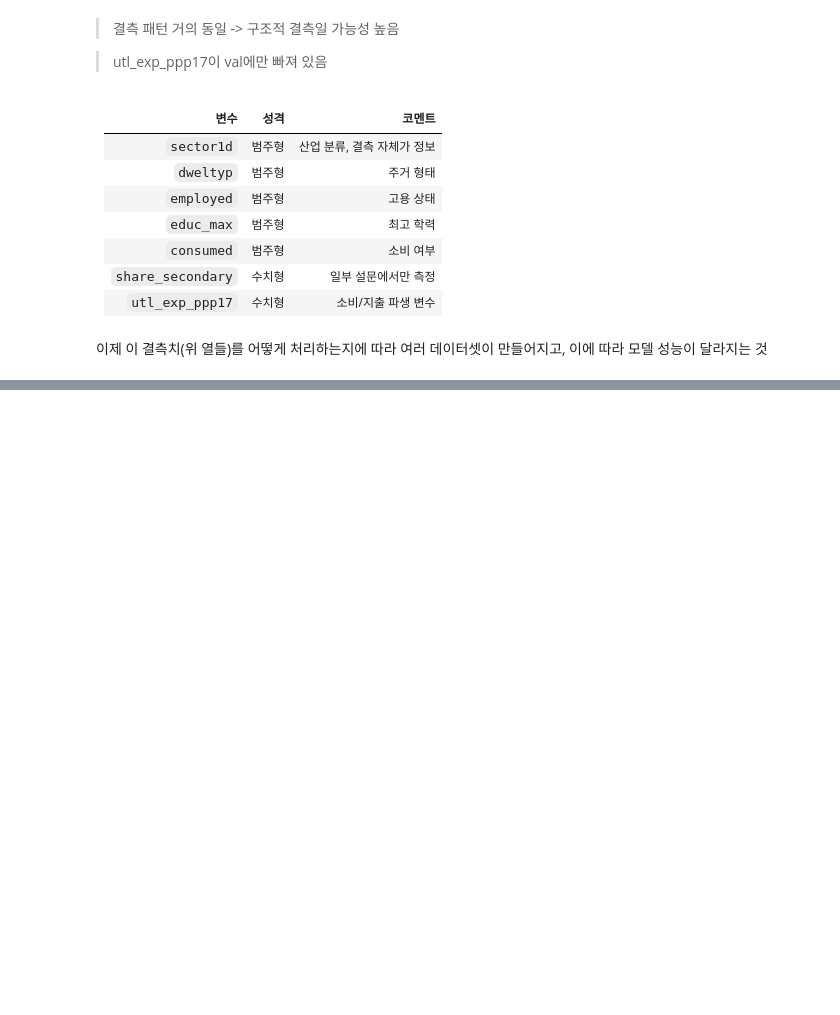
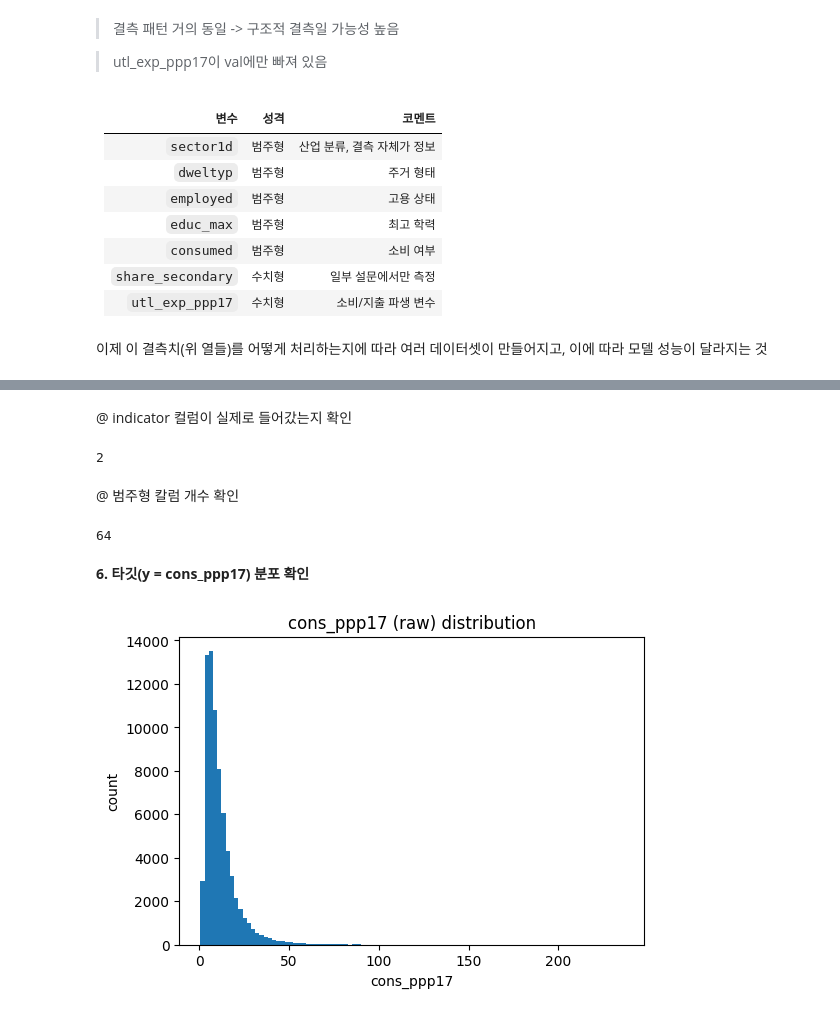
Before and after one commit to guupiii/ESAA, a Jupyter notebook: Poverty_Prediction_Challenge.ipynb, the cells around one changed output, grey strips where cells are left out. Cells and saved outputs as stored; diff of their text form; code cells hidden in the pictures; blank space fills up the shorter version.

```diff
--- a/Poverty_Prediction_Challenge.ipynb
+++ b/Poverty_Prediction_Challenge.ipynb
@@ -362,0 +446,26 @@ dtype: int64
+# %% [markdown]
+@ indicator 컬럼이 실제로 들어갔는지 확인
+# %%
+[c for c in X_tr_raw.columns if c.endswith("_missing")]
+len([c for c in NUM_COLS if c.endswith("_missing")])
+# %% [output]
+2
+# %% [markdown]
+@ 범주형 칼럼 개수 확인
+# %%
+len(CAT_COLS)
+# %% [output]
+64
+# %% [markdown]
+**6. 타깃(y = cons_ppp17) 분포 확인**
+# %%
+import matplotlib.pyplot as plt
+
+plt.figure(figsize=(6,4))
+plt.hist(y_tr, bins=100)
+plt.title("cons_ppp17 (raw) distribution")
+plt.xlabel("cons_ppp17")
+plt.ylabel("count")
+plt.show()
+# %% [output]
+[figure, added]
```
Also changed, not shown: parts of 27 cells of this notebook.
